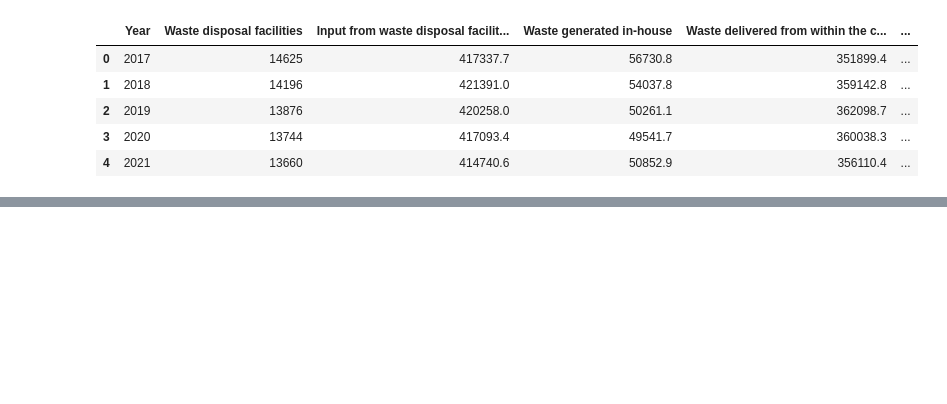
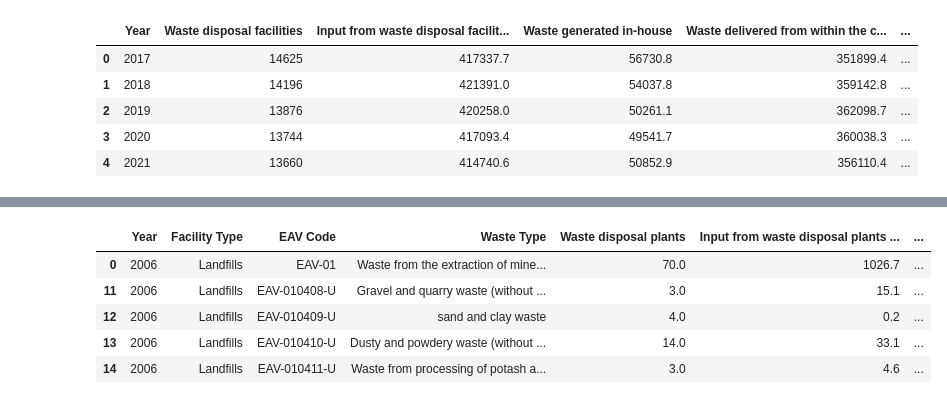
Before and after one commit to UyenDhNguyen/Germany-Waste-Management-Analysis, a Jupyter notebook: Data/Genesis_Destatis/Waste Disposal/clean_waste_disposal.ipynb, the cells around one changed output, grey strips where cells are left out. Saved outputs shown, nothing was run; the diff lists cells and outputs as text; code cells hidden in the pictures; blank space fills up the shorter version.

```diff
--- a/Data/Genesis_Destatis/Waste Disposal/clean_waste_disposal.ipynb
+++ b/Data/Genesis_Destatis/Waste Disposal/clean_waste_disposal.ipynb
@@ -250,0 +340,6 @@ waste_df6.to_csv(f"cleaned_{d6['Table']}_Waste-Disposal-{d6['filename']}", index
+# %%
+df3.columns = [x.strip() for x in df3.columns]
+# %%
+# drop rows with all numeric columns are NaNs
+numeric_cols = df3.columns[4:]
+df3.dropna(axis=0, how='all', subset=numeric_cols, inplace=True)
@@ -250,0 +350,8 @@ waste_df6.to_csv(f"cleaned_{d6['Table']}_Waste-Disposal-{d6['filename']}", index
+# %%
+df3s = []
+step = 727
+for i in range(0, len(df3), step):
+    start_ind = i
+    stop_ind = i + step
+    df = df3.loc[i:i+step, ['Facility Type', 'Waste Type']]
+    df3s.append(df)
@@ -250,0 +368,21 @@ waste_df6.to_csv(f"cleaned_{d6['Table']}_Waste-Disposal-{d6['filename']}", index
+# %%
+def translate_df(df):
+    # Facility Type
+    unique_vals = list(df['Facility Type'].unique())
+    translated_unique_vals = [translator.translate(x).text for x in unique_vals]
+    mappings = dict(zip(unique_vals, translated_unique_vals))
+    df['Facility Type'] = df['Facility Type'].apply(lambda x: mappings[x])
+    df['Facility Type'] = df['Facility Type'].str.title()
+    # Waste Type
+    df['Waste Type'] = df['Waste Type'].apply(lambda x: translator.translate(x).text)
+    return df
+# %%
+waste_df3 = translate_df(df3)
+waste_df3.head()
+# %% [output]
+|  | Year | Facility Type | EAV Code | Waste Type | Waste disposal plants | Input from waste disposal plants ... | ... |
+| 0 | 2006 | Landfills | EAV-01 | Waste from the extraction of mine... | 70.0 | 1026.7 | ... |
+| 11 | 2006 | Landfills | EAV-010408-U | Gravel and quarry waste (without ... | 3.0 | 15.1 | ... |
+| 12 | 2006 | Landfills | EAV-010409-U | sand and clay waste | 4.0 | 0.2 | ... |
+| 13 | 2006 | Landfills | EAV-010410-U | Dusty and powdery waste (without ... | 14.0 | 33.1 | ... |
+| 14 | 2006 | Landfills | EAV-010411-U | Waste from processing of potash a... | 3.0 | 4.6 | ... |
```
Also changed, not shown: parts of 13 cells of this notebook, 1 other file.
